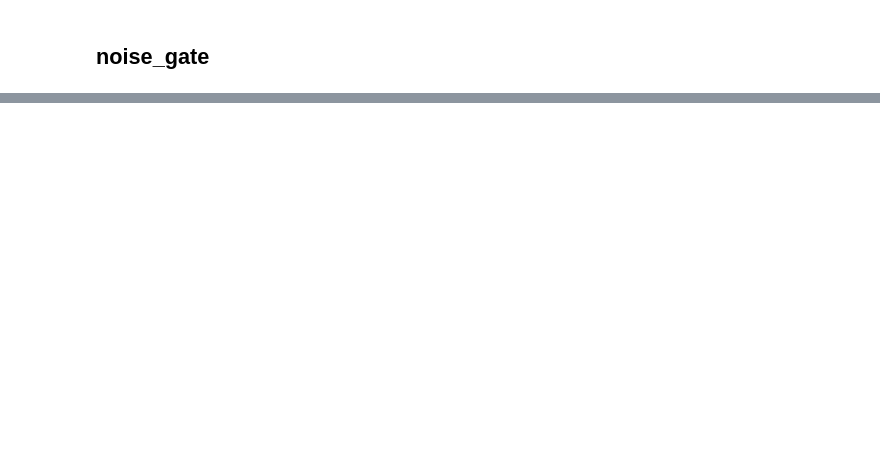
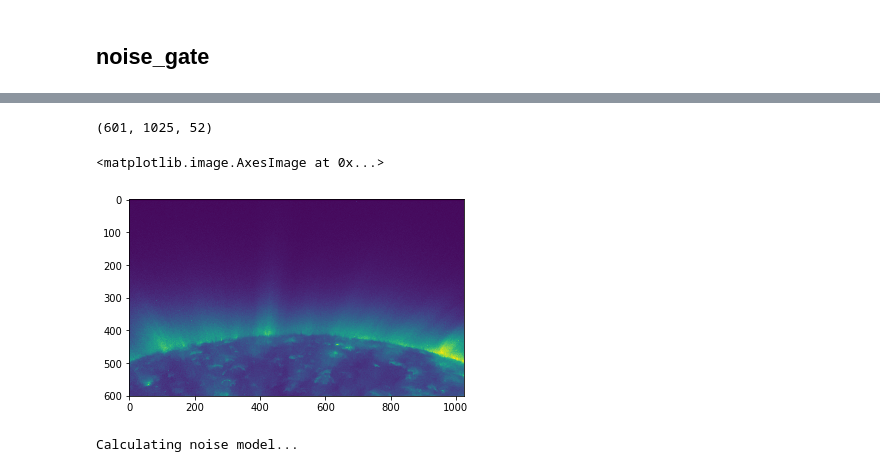
Before and after one commit to Richardjmorton/noise_gating, a Jupyter notebook: Python_version/Notebook_Tests.ipynb, the cells around one changed output, grey strips where cells are left out. Saved outputs shown, nothing was run; the diff lists cells and outputs as text; code cells hidden in the pictures; blank space fills up the shorter version.

Commit message:
Added gating code
First working version of code. Tested against IDL implementation.

```diff
--- a/Python_version/Notebook_Tests.ipynb
+++ b/Python_version/Notebook_Tests.ipynb
@@ -163,0 +251,26 @@ Calculating noise model...
+# %%
+from scipy.io.idl import readsav
+from os.path import expanduser
+
+home = expanduser('~')
+filepath = home + '/github_reps/noise_gating/cut_out.idlsav'
+data = readsav(filepath)
+# %%
+images = data['cut_out']
+images = np.transpose(images, [1,2,0])
+images = images.astype('float64')
+images.shape
+# %% [output]
+(601, 1025, 52)
+# %%
+plt.imshow(images[:,:,0])
+# %% [output]
+<matplotlib.image.AxesImage at 0x...>
+[figure, added]
+# %%
+test = np.copy(images[300:600,0:200,:])
+
+
+betas = calc_noise_profile(test)
+# %% [output]
+Calculating noise model...
```
Also changed, not shown: parts of 13 cells of this notebook, 3 other files.
